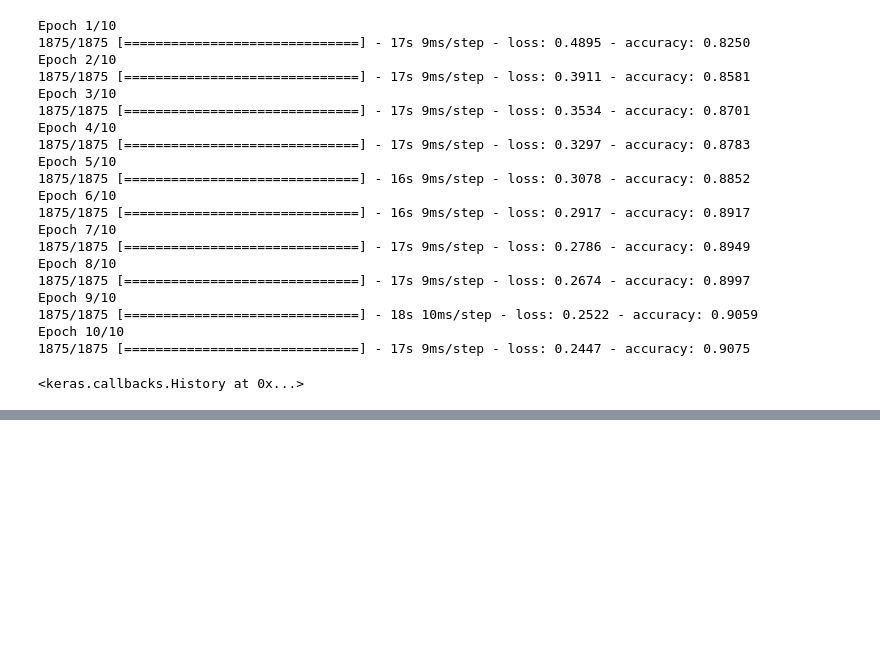
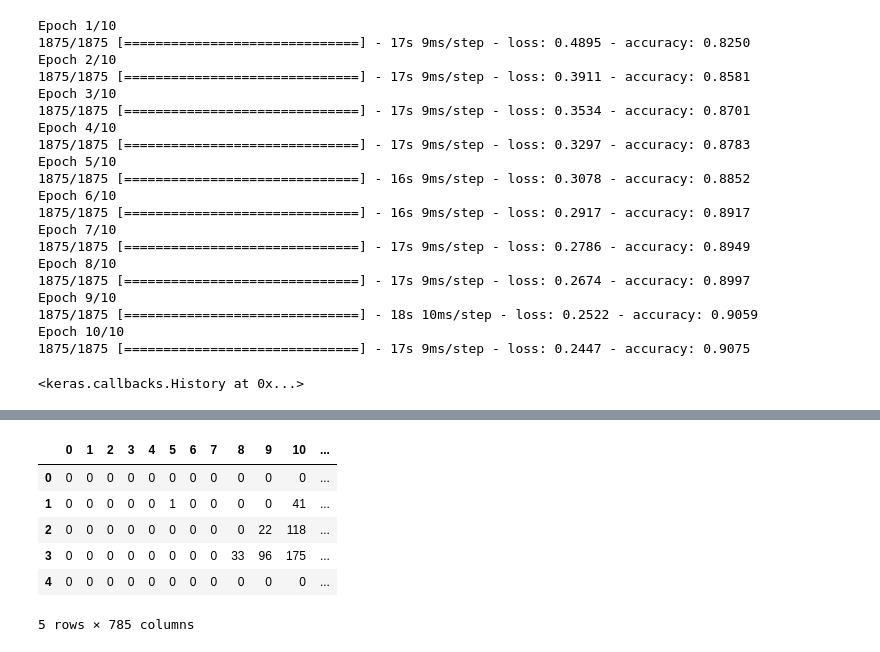
Before and after one commit to Thuoq/Hands-On-Machine-Learning-with-Scikit-Learn-Keras-and-TensorFlow-2nd-Edition, a Jupyter notebook: Chapter_11_Training_Deep_Neural_Networks_.ipynb, the cells around one changed output, grey strips where cells are left out. Drawn from its saved outputs; the diff is of its cells as text; code cells hidden in the pictures; blank space fills up the shorter version.

```diff
--- a/Chapter_11_Training_Deep_Neural_Networks_.ipynb
+++ b/Chapter_11_Training_Deep_Neural_Networks_.ipynb
@@ -213,0 +246,3 @@ Epoch 10/10
+# %%
+fashion_mnist_data = keras.datasets.fashion_mnist
+(X_train,y_train),(X_test,y_test) =  fashion_mnist_data.load_data()
@@ -213,0 +266,4 @@ Epoch 10/10
+# %%
+# Reshape to 784 features
+X_train_series = X_train.reshape(len(X_train),784)
+X_train_series
@@ -213,0 +278,13 @@ Epoch 10/10
+# %%
+X_train_pd = pd.DataFrame(X_train_series)
+X_train_pd["label"] = y_train
+# %%
+X_train_pd.head()
+# %% [output]
+|  | 0 | 1 | 2 | 3 | 4 | 5 | 6 | 7 | 8 | 9 | 10 | ... |
+| 0 | 0 | 0 | 0 | 0 | 0 | 0 | 0 | 0 | 0 | 0 | 0 | ... |
+| 1 | 0 | 0 | 0 | 0 | 0 | 1 | 0 | 0 | 0 | 0 | 41 | ... |
+| 2 | 0 | 0 | 0 | 0 | 0 | 0 | 0 | 0 | 0 | 22 | 118 | ... |
+| 3 | 0 | 0 | 0 | 0 | 0 | 0 | 0 | 0 | 33 | 96 | 175 | ... |
+| 4 | 0 | 0 | 0 | 0 | 0 | 0 | 0 | 0 | 0 | 0 | 0 | ... |
+5 rows × 785 columns
```
Also changed, not shown: parts of 38 cells of this notebook.
